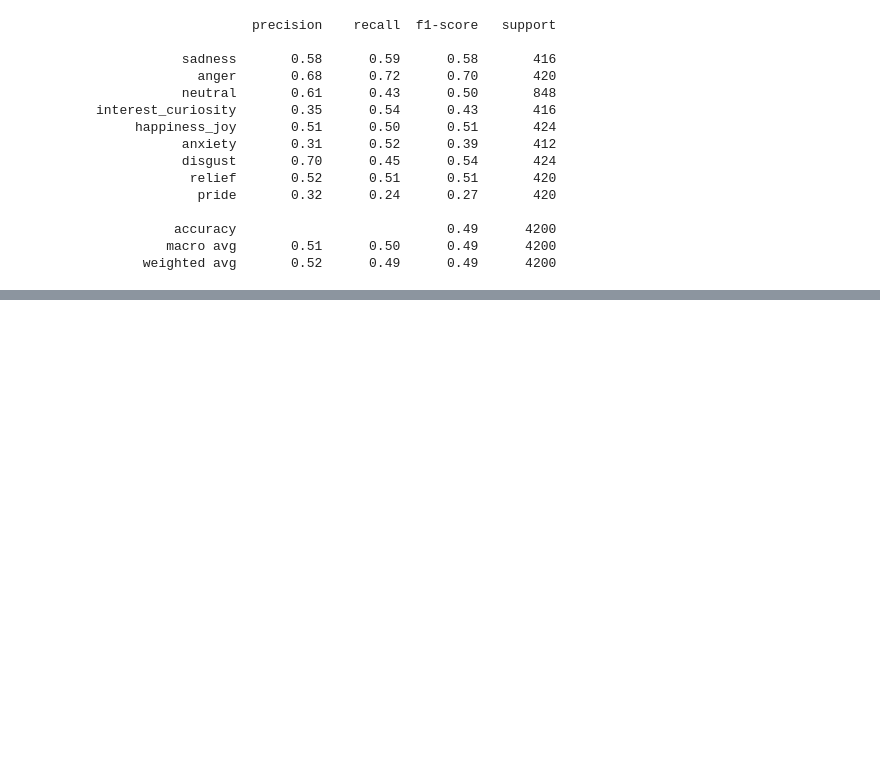
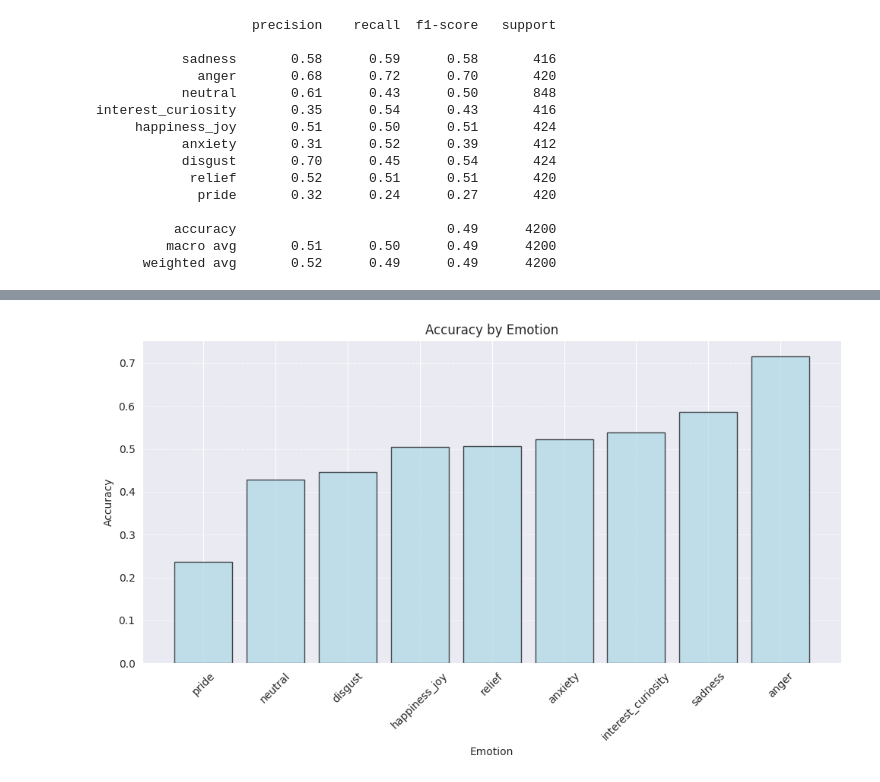
Before and after one commit to timlac/reco-response-analysis, a Jupyter notebook: fmri/notebooks/audio_analysis.ipynb, the cells around one changed output, grey strips where cells are left out. Cells and saved outputs as stored; diff of their text form; code cells hidden in the pictures; blank space fills up the shorter version.

```diff
--- a/fmri/notebooks/audio_analysis.ipynb
+++ b/fmri/notebooks/audio_analysis.ipynb
@@ -48,0 +92,4 @@ interest_curiosity       0.35      0.54      0.43       416
+# %%
+# Map emotion IDs to actual emotions using your Mapper class and create a new 'emotion' column
+df['emotion'] = df['emotion_1_id'].map(Mapper.get_emotion_from_id)
+df.head()
@@ -48,0 +103,9 @@ interest_curiosity       0.35      0.54      0.43       416
+# %%
+# Group the DataFrame by 'emotion_id' and calculate the accuracy for each ID
+accuracy_by_emotion = df.groupby('emotion')['accurate'].mean().reset_index()
+
+# Rename the columns for clarity
+accuracy_by_emotion.columns = ['emotion', 'accuracy']
+
+# Print or plot the accuracy results
+print(accuracy_by_emotion.sort_values(by='accuracy', ascending=False))
@@ -48,0 +123,19 @@ interest_curiosity       0.35      0.54      0.43       416
+# %%
+# Sort the DataFrame by 'accuracy' to have a meaningful order in the plot
+accuracy_by_emotion_sorted = accuracy_by_emotion.sort_values(by='accuracy', ascending=True)
+
+plt.figure(figsize=(10, 6))
+
+# Create a vertical bar plot
+plt.bar(accuracy_by_emotion_sorted['emotion'], accuracy_by_emotion_sorted['accuracy'], color='lightblue', edgecolor='k', alpha=0.7)
+
+plt.xlabel("Emotion")
+plt.ylabel("Accuracy")
+plt.title("Accuracy by Emotion")
+plt.xticks(rotation=45)  # Rotate x-axis labels for better readability if needed
+plt.grid(axis='y', linestyle='--', alpha=0.7)  # Horizontal grid lines only
+
+plt.tight_layout()  # Adjust layout to not cut off labels
+plt.show()
+# %% [output]
+[figure, added]
```
Also changed, not shown: parts of 17 cells of this notebook.
